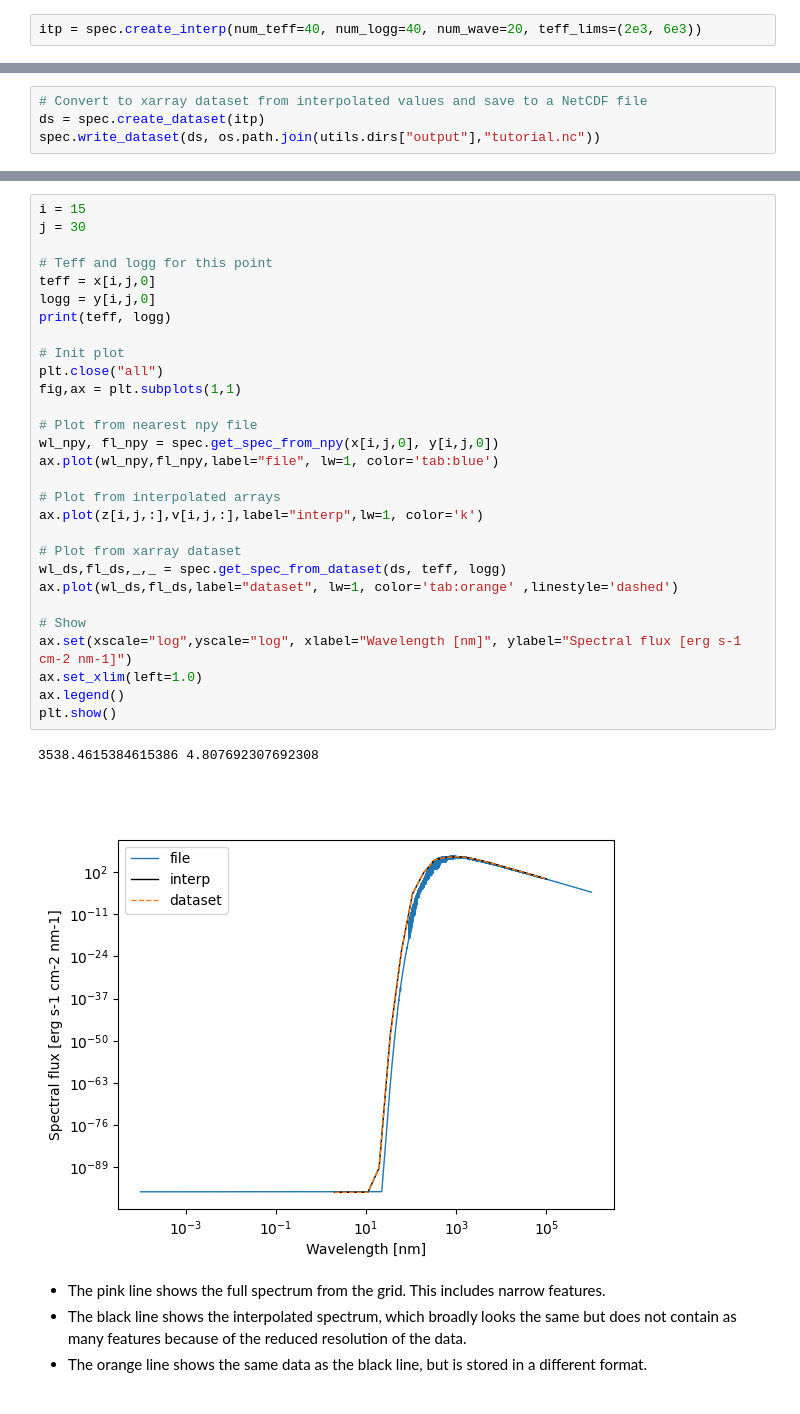
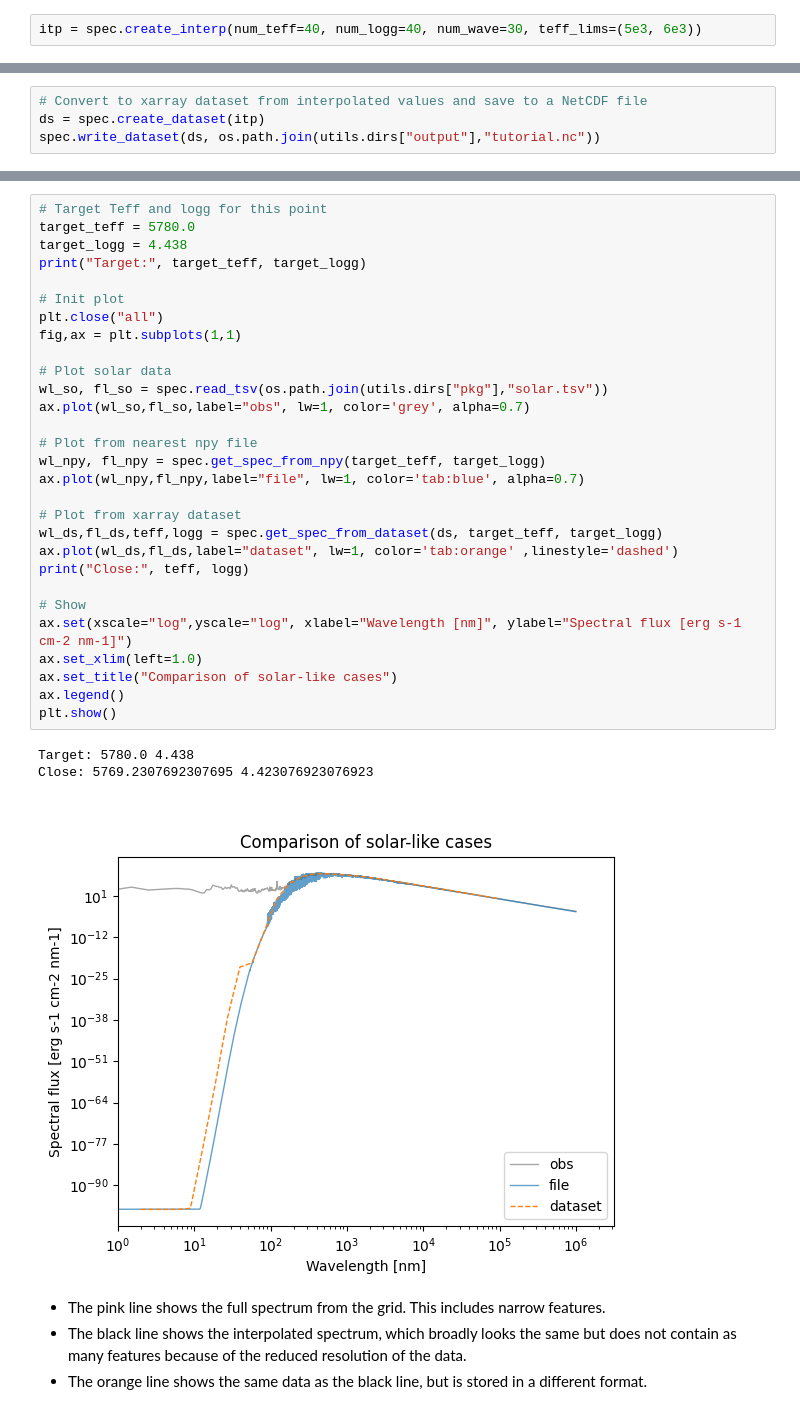
Before and after one commit to nichollsh/MITHRA, a Jupyter notebook: notebooks/tutorial.ipynb, the cells around one changed output, grey strips where cells are left out. Drawn from its saved outputs; the diff is of its cells as text.

Commit message:
Update workflow and tutorial. Loads solar data

```diff
--- a/notebooks/tutorial.ipynb
+++ b/notebooks/tutorial.ipynb
@@ -93,7 +93,7 @@ spec.write_csv(os.path.join(utils.dirs["output"],"spec.csv"), wl, fl)
 # %% [markdown]
 The interpolated grid has dimensions of `(num_teff, num_logg, num_wave)`. This becomes increasingly expensive with increasing `num_wave` but the choice of the other two parameters does not impact performance. This is because larger values of `num_wave` require including extra data in order to perform the interpolation.
 # %%
-itp = spec.create_interp(num_teff=40, num_logg=40, num_wave=20, teff_lims=(2e3, 6e3))
+itp = spec.create_interp(num_teff=40, num_logg=40, num_wave=30, teff_lims=(5e3, 6e3))
 # %% [output]
 Reading npy files...
     done
@@ -121,35 +121,36 @@ spec.write_dataset(ds, os.path.join(utils.dirs["output"],"tutorial.nc"))
 # %%
-i = 15
-j = 30
-
-# Teff and logg for this point
-teff = x[i,j,0]
-logg = y[i,j,0]
-print(teff, logg)
+# Target Teff and logg for this point
+target_teff = 5780.0
+target_logg = 4.438
+print("Target:", target_teff, target_logg)
 
 # Init plot
 plt.close("all")
 fig,ax = plt.subplots(1,1)
 
+# Plot solar data
+wl_so, fl_so = spec.read_tsv(os.path.join(utils.dirs["pkg"],"solar.tsv"))
+ax.plot(wl_so,fl_so,label="obs", lw=1, color='grey', alpha=0.7)
+
 # Plot from nearest npy file
-wl_npy, fl_npy = spec.get_spec_from_npy(x[i,j,0], y[i,j,0])
-ax.plot(wl_npy,fl_npy,label="file", lw=1, color='tab:blue')
-
-# Plot from interpolated arrays
-ax.plot(z[i,j,:],v[i,j,:],label="interp",lw=1, color='k')
+wl_npy, fl_npy = spec.get_spec_from_npy(target_teff, target_logg)
+ax.plot(wl_npy,fl_npy,label="file", lw=1, color='tab:blue', alpha=0.7)
 
 # Plot from xarray dataset
-wl_ds,fl_ds,_,_ = spec.get_spec_from_dataset(ds, teff, logg)
+wl_ds,fl_ds,teff,logg = spec.get_spec_from_dataset(ds, target_teff, target_logg)
 ax.plot(wl_ds,fl_ds,label="dataset", lw=1, color='tab:orange' ,linestyle='dashed')
+print("Close:", teff, logg)
 
 # Show
 ax.set(xscale="log",yscale="log", xlabel="Wavelength [nm]", ylabel="Spectral flux [erg s-1 cm-2 nm-1]")
 ax.set_xlim(left=1.0)
+ax.set_title("Comparison of solar-like cases")
 ax.legend()
 plt.show()
 # %% [output]
-3538.4615384615386 4.807692307692308
+Target: 5780.0 4.438
+Close: 5769.2307692307695 4.423076923076923
-[figure, old version]
+[figure, new version]
 # %% [markdown]
 * The pink line shows the full spectrum from the grid. This includes narrow features.
 * The black line shows the interpolated spectrum, which broadly looks the same but does not contain as many features because of the reduced resolution of the data.
```
Also changed, not shown: parts of 7 cells of this notebook, 3 other files.
